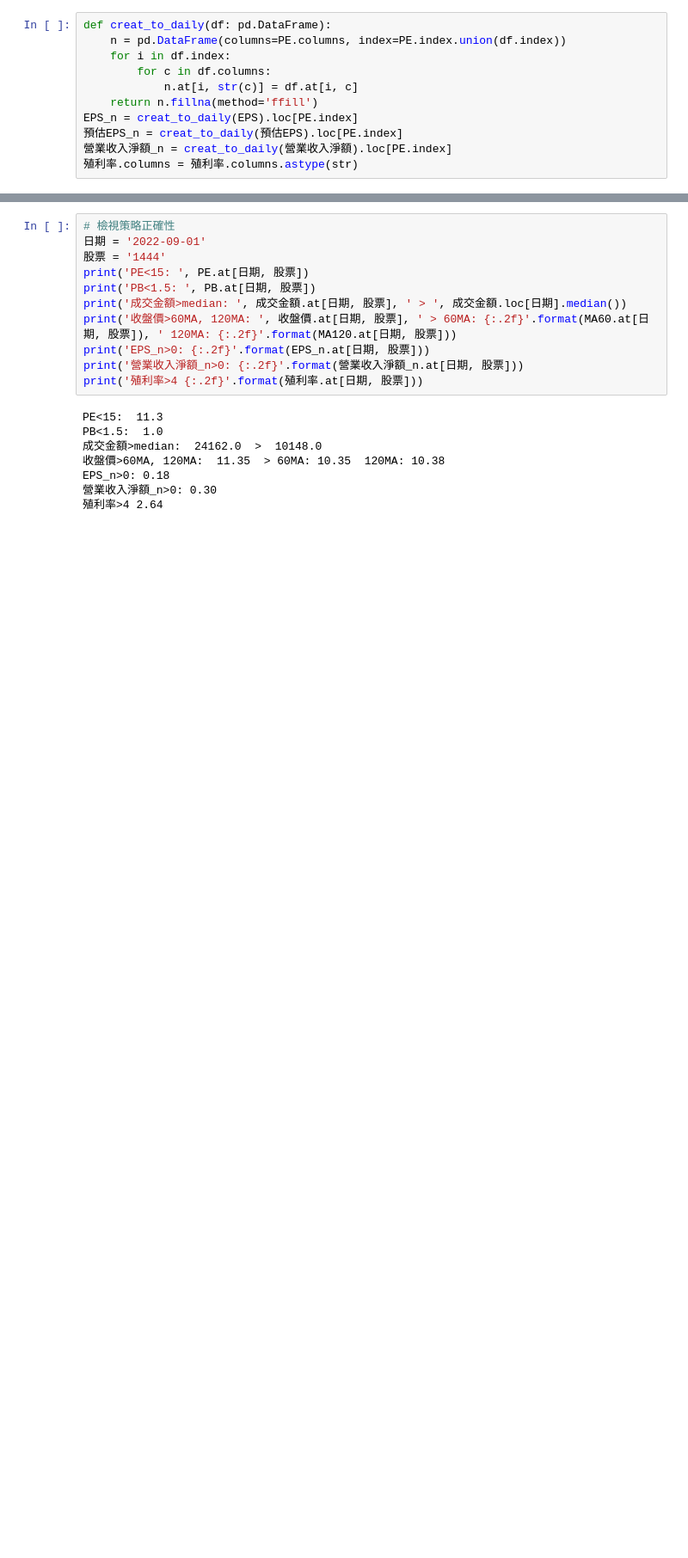
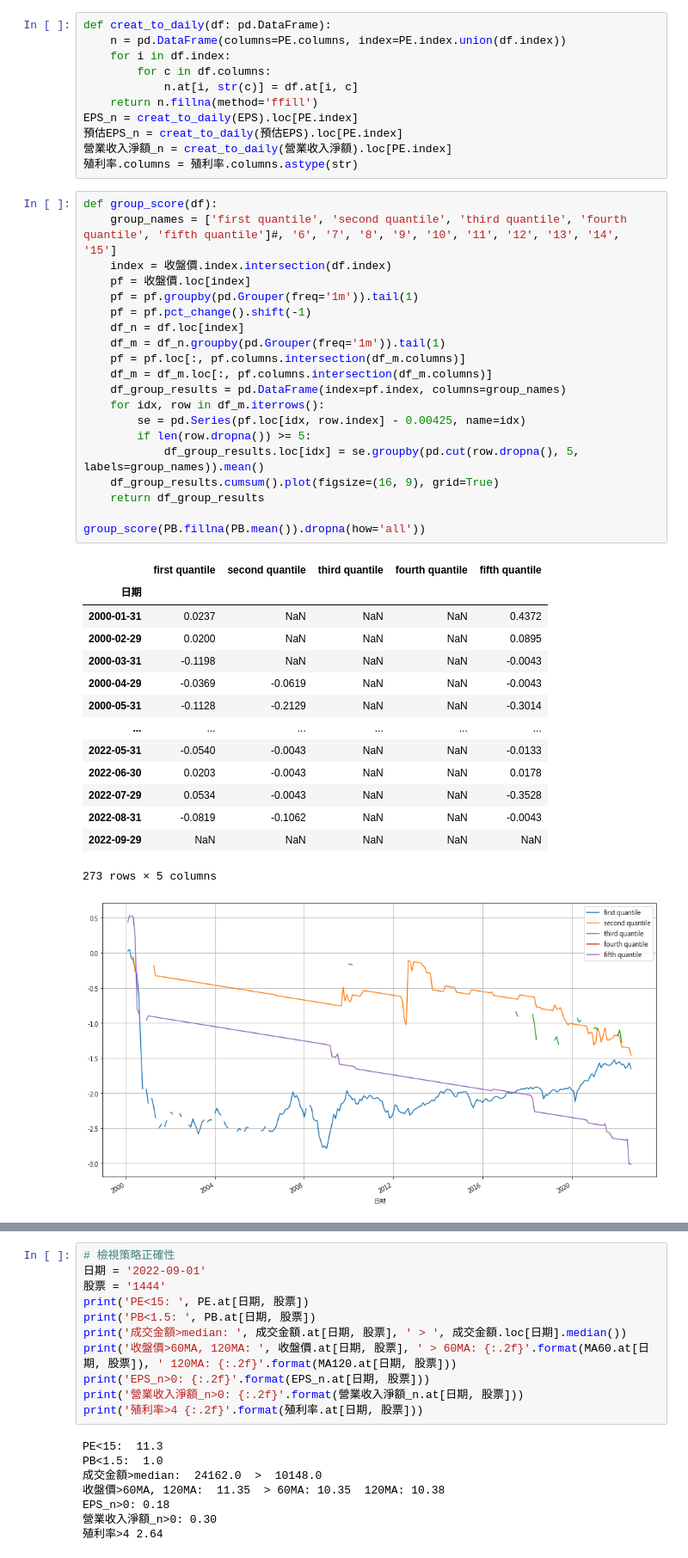
Before and after one commit to Chastely00/Chast, a Jupyter notebook: 股利回測.ipynb, the cells around one changed output, grey strips where cells are left out. Shown: that part at 86% size. Drawn from its saved outputs; the diff is of its cells as text; blank space fills up the shorter version.

```diff
--- a/股利回測.ipynb
+++ b/股利回測.ipynb
@@ -165,3 +170,39 @@ EPS_n = creat_to_daily(EPS).loc[PE.index]
 預估EPS_n = creat_to_daily(預估EPS).loc[PE.index]
 營業收入淨額_n = creat_to_daily(營業收入淨額).loc[PE.index]
 殖利率.columns = 殖利率.columns.astype(str)
+# %%
+def group_score(df):
+    group_names = ['first quantile', 'second quantile', 'third quantile', 'fourth quantile', 'fifth quantile']#, '6', '7', '8', '9', '10', '11', '12', '13', '14', '15']
+    index = 收盤價.index.intersection(df.index)
+    pf = 收盤價.loc[index]
+    pf = pf.groupby(pd.Grouper(freq='1m')).tail(1)
+    pf = pf.pct_change().shift(-1)
+    df_n = df.loc[index]
+    df_m = df_n.groupby(pd.Grouper(freq='1m')).tail(1)
+    pf = pf.loc[:, pf.columns.intersection(df_m.columns)]
+    df_m = df_m.loc[:, pf.columns.intersection(df_m.columns)]
+    df_group_results = pd.DataFrame(index=pf.index, columns=group_names)
+    for idx, row in df_m.iterrows():
+        se = pd.Series(pf.loc[idx, row.index] - 0.00425, name=idx)
+        if len(row.dropna()) >= 5:
+            df_group_results.loc[idx] = se.groupby(pd.cut(row.dropna(), 5, labels=group_names)).mean()
+    df_group_results.cumsum().plot(figsize=(16, 9), grid=True)
+    return df_group_results
+
+group_score(PB.fillna(PB.mean()).dropna(how='all'))
+# %% [output]
+|  | first quantile | second quantile | third quantile | fourth quantile | fifth quantile |
+| 日期 |  |  |  |  |  |
+| 2000-01-31 | 0.0237 | NaN | NaN | NaN | 0.4372 |
+| 2000-02-29 | 0.0200 | NaN | NaN | NaN | 0.0895 |
+| 2000-03-31 | -0.1198 | NaN | NaN | NaN | -0.0043 |
+| 2000-04-29 | -0.0369 | -0.0619 | NaN | NaN | -0.0043 |
+| 2000-05-31 | -0.1128 | -0.2129 | NaN | NaN | -0.3014 |
+| ... | ... | ... | ... | ... | ... |
+| 2022-05-31 | -0.0540 | -0.0043 | NaN | NaN | -0.0133 |
+| 2022-06-30 | 0.0203 | -0.0043 | NaN | NaN | 0.0178 |
+| 2022-07-29 | 0.0534 | -0.0043 | NaN | NaN | -0.3528 |
+| 2022-08-31 | -0.0819 | -0.1062 | NaN | NaN | -0.0043 |
+| 2022-09-29 | NaN | NaN | NaN | NaN | NaN |
+273 rows × 5 columns
+[figure, added]
```
Also changed, not shown: parts of 22 cells of this notebook, 3 other files.
